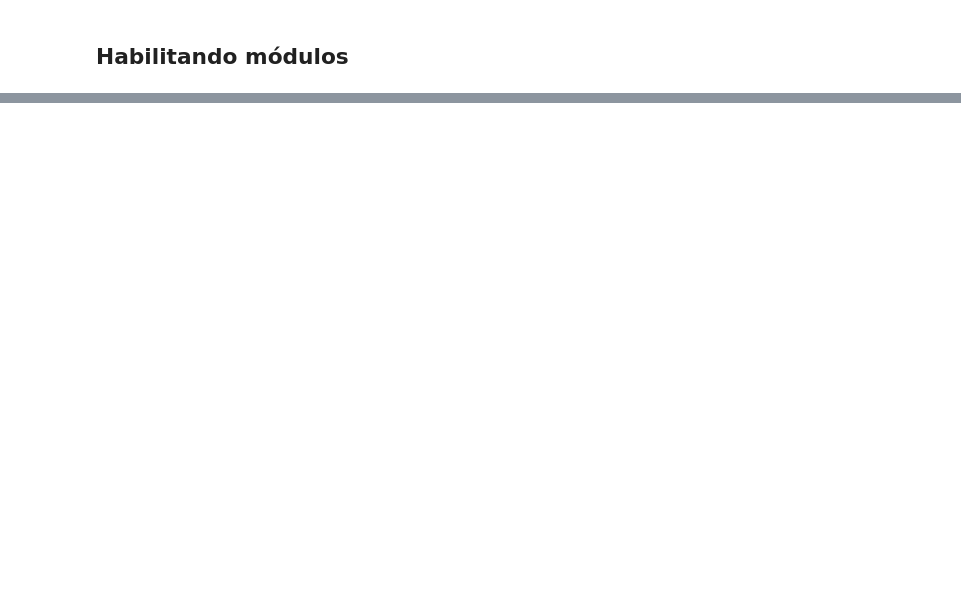
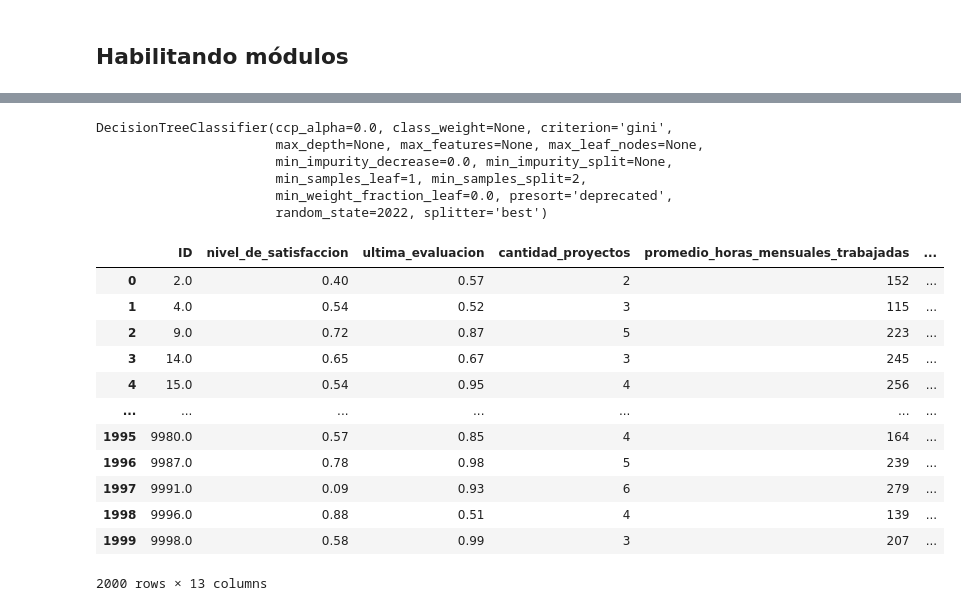
Before and after one commit to cristiandarioortegayubro/accenture, a Jupyter notebook: accenturedatascience02.ipynb, the cells around one changed output, grey strips where cells are left out. Drawn from its saved outputs; the diff is of its cells as text; code cells hidden in the pictures; blank space fills up the shorter version.

```diff
--- a/accenturedatascience02.ipynb
+++ b/accenturedatascience02.ipynb
@@ -38,0 +162,27 @@ import numpy as np
+# %%
+modelo_final = finalize_model(modelos[4])
+print(modelo_final);
+# %% [output]
+DecisionTreeClassifier(ccp_alpha=0.0, class_weight=None, criterion='gini',
+                       max_depth=None, max_features=None, max_leaf_nodes=None,
+                       min_impurity_decrease=0.0, min_impurity_split=None,
+                       min_samples_leaf=1, min_samples_split=2,
+                       min_weight_fraction_leaf=0.0, presort='deprecated',
+                       random_state=2022, splitter='best')
+# %%
+prediccion_datos_no_vistos = predict_model(modelo_final, data=df1)
+prediccion_datos_no_vistos
+# %% [output]
+|  | ID | nivel_de_satisfaccion | ultima_evaluacion | cantidad_proyectos | promedio_horas_mensuales_trabajadas | ... |
+| 0 | 2.0 | 0.40 | 0.57 | 2 | 152 | ... |
+| 1 | 4.0 | 0.54 | 0.52 | 3 | 115 | ... |
+| 2 | 9.0 | 0.72 | 0.87 | 5 | 223 | ... |
+| 3 | 14.0 | 0.65 | 0.67 | 3 | 245 | ... |
+| 4 | 15.0 | 0.54 | 0.95 | 4 | 256 | ... |
+| ... | ... | ... | ... | ... | ... | ... |
+| 1995 | 9980.0 | 0.57 | 0.85 | 4 | 164 | ... |
+| 1996 | 9987.0 | 0.78 | 0.98 | 5 | 239 | ... |
+| 1997 | 9991.0 | 0.09 | 0.93 | 6 | 279 | ... |
+| 1998 | 9996.0 | 0.88 | 0.51 | 4 | 139 | ... |
+| 1999 | 9998.0 | 0.58 | 0.99 | 3 | 207 | ... |
+2000 rows × 13 columns
```
Also changed, not shown: parts of 24 cells of this notebook.
